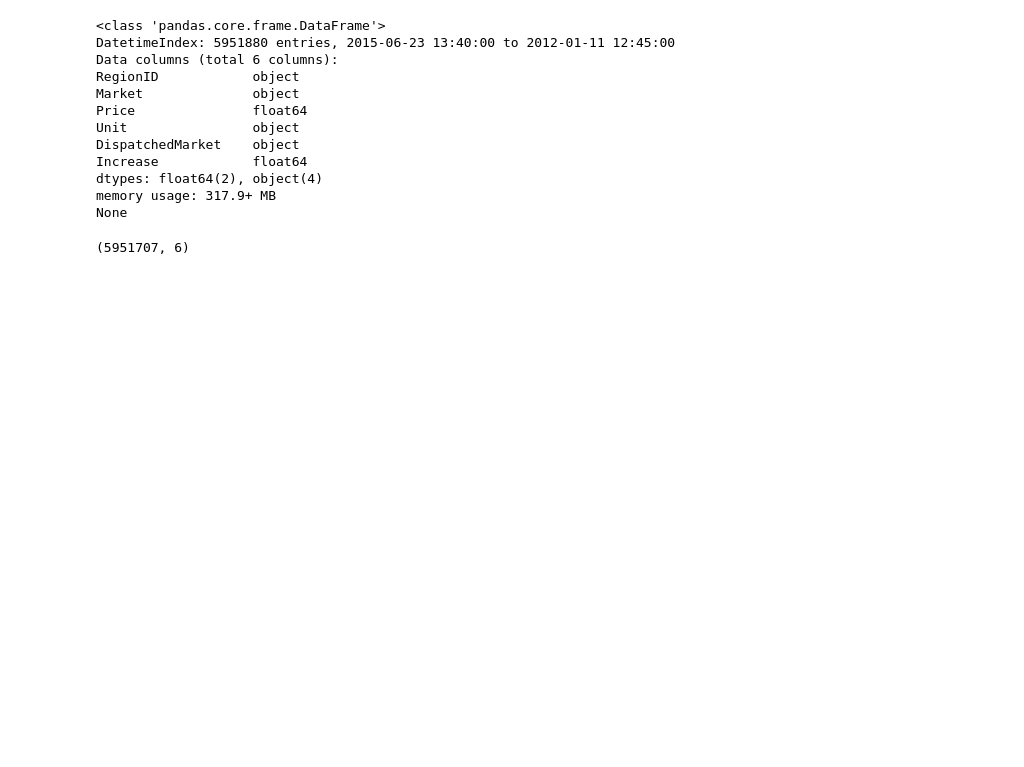
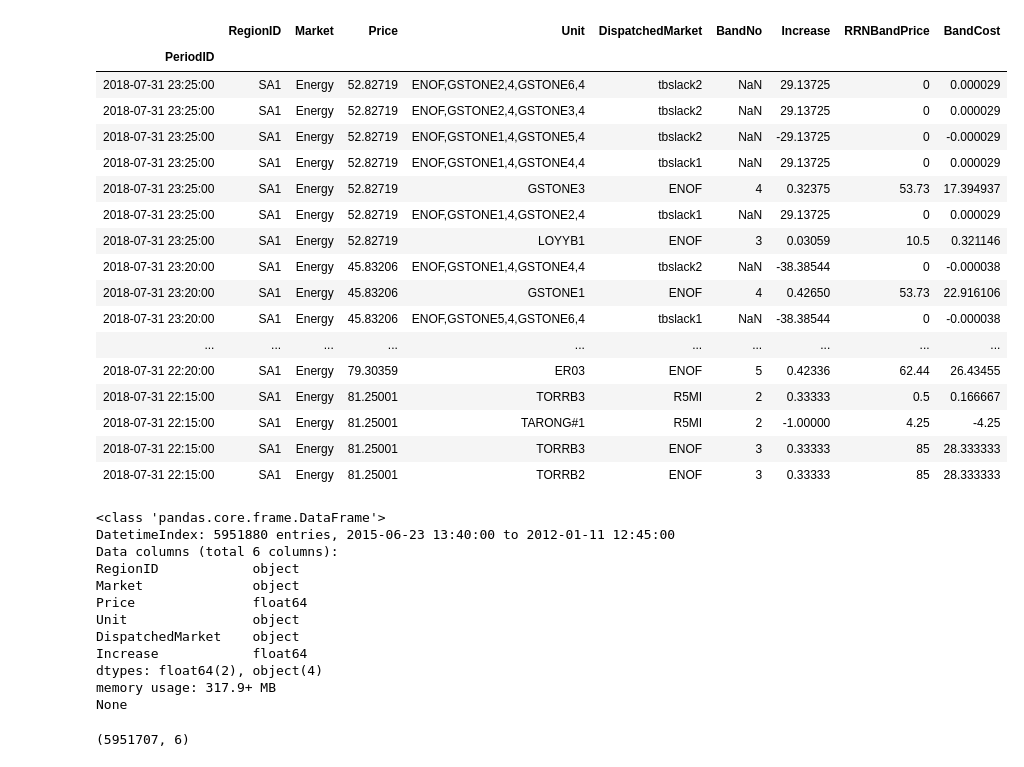
Before and after one commit to bkubsch/marginal-carbon, a Jupyter notebook: notebooks/04_target_exploration.ipynb, the cells around one changed output. Drawn from its saved outputs; the diff is of its cells as text; code cells hidden in the pictures; blank space fills up the shorter version.

```diff
--- a/notebooks/target_exploration.ipynb
+++ b/notebooks/04_target_exploration.ipynb
@@ -3,3 +3,16 @@ import pandas as pd
 import datetime as dt
 import pytz
 import os
+# %%
+def mod_concat_NEM_test(file_path):
+    df = pd.read_pickle(file_path)
+    df = df.set_index('PeriodID', drop=True)
+    df.index = pd.to_datetime(df.index).tz_localize(None)
+    df[["Price", "Increase"]] = df[["Price", "Increase"]].astype(float)
+    print(df.info())
+    df.sort_index(inplace=True, ascending=False)
+    df.index = df.index - dt.timedelta(minutes = 5)
+    df = df.loc[df.index < dt.datetime(2018,8,1), :]
+    return df
+# %%
+df = mod_concat_NEM_test('{}/nem-data/nemde_clean/concat_for_energy_SA1'.format(os.environ['HOME']))
@@ -6,3 +35,24 @@ import os
+# %%
+df.iloc[50:100]
+# %% [output]
+|  | RegionID | Market | Price | Unit | DispatchedMarket | BandNo | Increase | RRNBandPrice | BandCost |
+| PeriodID |  |  |  |  |  |  |  |  |  |
+| 2018-07-31 23:25:00 | SA1 | Energy | 52.82719 | ENOF,GSTONE2,4,GSTONE6,4 | tbslack2 | NaN | 29.13725 | 0 | 0.000029 |
+| 2018-07-31 23:25:00 | SA1 | Energy | 52.82719 | ENOF,GSTONE2,4,GSTONE3,4 | tbslack2 | NaN | 29.13725 | 0 | 0.000029 |
+| 2018-07-31 23:25:00 | SA1 | Energy | 52.82719 | ENOF,GSTONE1,4,GSTONE5,4 | tbslack2 | NaN | -29.13725 | 0 | -0.000029 |
+| 2018-07-31 23:25:00 | SA1 | Energy | 52.82719 | ENOF,GSTONE1,4,GSTONE4,4 | tbslack1 | NaN | 29.13725 | 0 | 0.000029 |
+| 2018-07-31 23:25:00 | SA1 | Energy | 52.82719 | GSTONE3 | ENOF | 4 | 0.32375 | 53.73 | 17.394937 |
+| 2018-07-31 23:25:00 | SA1 | Energy | 52.82719 | ENOF,GSTONE1,4,GSTONE2,4 | tbslack1 | NaN | 29.13725 | 0 | 0.000029 |
+| 2018-07-31 23:25:00 | SA1 | Energy | 52.82719 | LOYYB1 | ENOF | 3 | 0.03059 | 10.5 | 0.321146 |
+| 2018-07-31 23:20:00 | SA1 | Energy | 45.83206 | ENOF,GSTONE1,4,GSTONE4,4 | tbslack2 | NaN | -38.38544 | 0 | -0.000038 |
+| 2018-07-31 23:20:00 | SA1 | Energy | 45.83206 | GSTONE1 | ENOF | 4 | 0.42650 | 53.73 | 22.916106 |
+| 2018-07-31 23:20:00 | SA1 | Energy | 45.83206 | ENOF,GSTONE5,4,GSTONE6,4 | tbslack1 | NaN | -38.38544 | 0 | -0.000038 |
+| ... | ... | ... | ... | ... | ... | ... | ... | ... | ... |
+| 2018-07-31 22:20:00 | SA1 | Energy | 79.30359 | ER03 | ENOF | 5 | 0.42336 | 62.44 | 26.43455 |
+| 2018-07-31 22:15:00 | SA1 | Energy | 81.25001 | TORRB3 | R5MI | 2 | 0.33333 | 0.5 | 0.166667 |
+| 2018-07-31 22:15:00 | SA1 | Energy | 81.25001 | TARONG#1 | R5MI | 2 | -1.00000 | 4.25 | -4.25 |
+| 2018-07-31 22:15:00 | SA1 | Energy | 81.25001 | TORRB3 | ENOF | 3 | 0.33333 | 85 | 28.333333 |
+| 2018-07-31 22:15:00 | SA1 | Energy | 81.25001 | TORRB2 | ENOF | 3 | 0.33333 | 85 | 28.333333 |
 # %%
 #final code_block <- works
 
```
Also changed, not shown: parts of 1 cell of this notebook, 6 other files.
